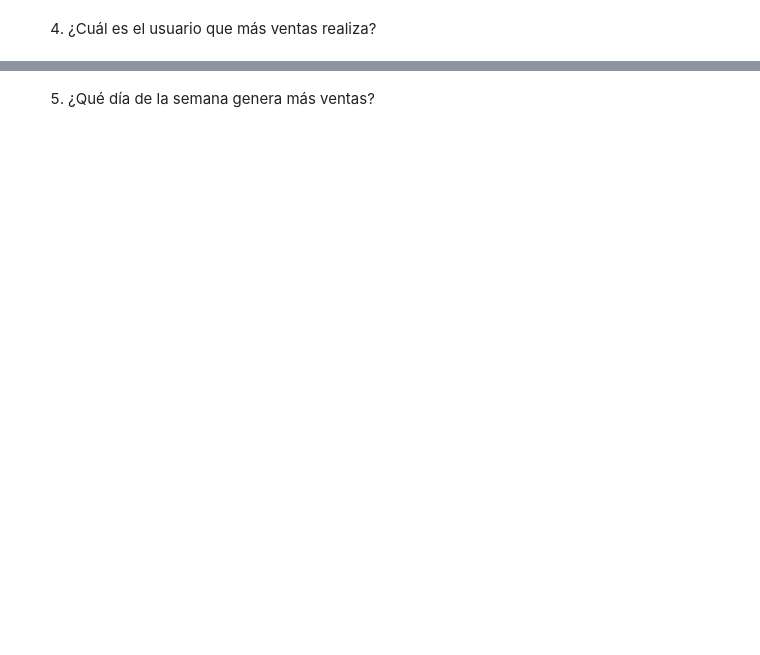
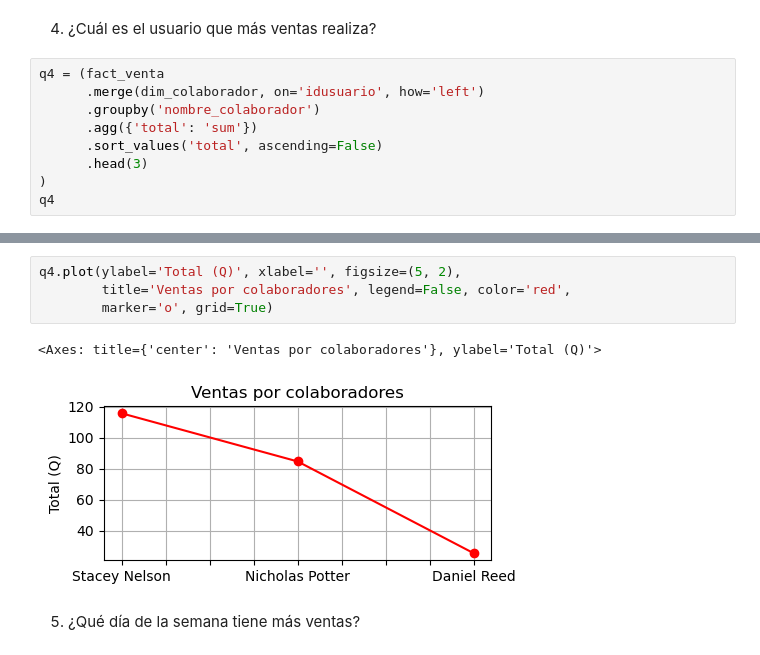
Before and after one commit to 13001893/cdp_proyecto_2, a Jupyter notebook: cdp_proyecto_2_analytics.ipynb, the cells around one changed output, grey strips where cells are left out. Cells and saved outputs as stored; diff of their text form; blank space fills up the shorter version.

Commit message:
generación de consultas y gráficos

```diff
--- a/cdp_proyecto_2_analytics.ipynb
+++ b/cdp_proyecto_2_analytics.ipynb
@@ -121,2 +186,11 @@ dim_ingreso.head()
 # %% [markdown]
 4. ¿Cuál es el usuario que más ventas realiza?
+# %%
+q4 = (fact_venta
+      .merge(dim_colaborador, on='idusuario', how='left')
+      .groupby('nombre_colaborador')
+      .agg({'total': 'sum'})
+      .sort_values('total', ascending=False)
+      .head(3)
+)
+q4
@@ -123,2 +203,9 @@ dim_ingreso.head()
+# %%
+q4.plot(ylabel='Total (Q)', xlabel='', figsize=(5, 2),
+        title='Ventas por colaboradores', legend=False, color='red',
+        marker='o', grid=True)
+# %% [output]
+<Axes: title={'center': 'Ventas por colaboradores'}, ylabel='Total (Q)'>
+[figure, added]
 # %% [markdown]
-5. ¿Qué día de la semana genera más ventas?
+5. ¿Qué día de la semana tiene más ventas?
```
Also changed, not shown: parts of 11 cells of this notebook.
